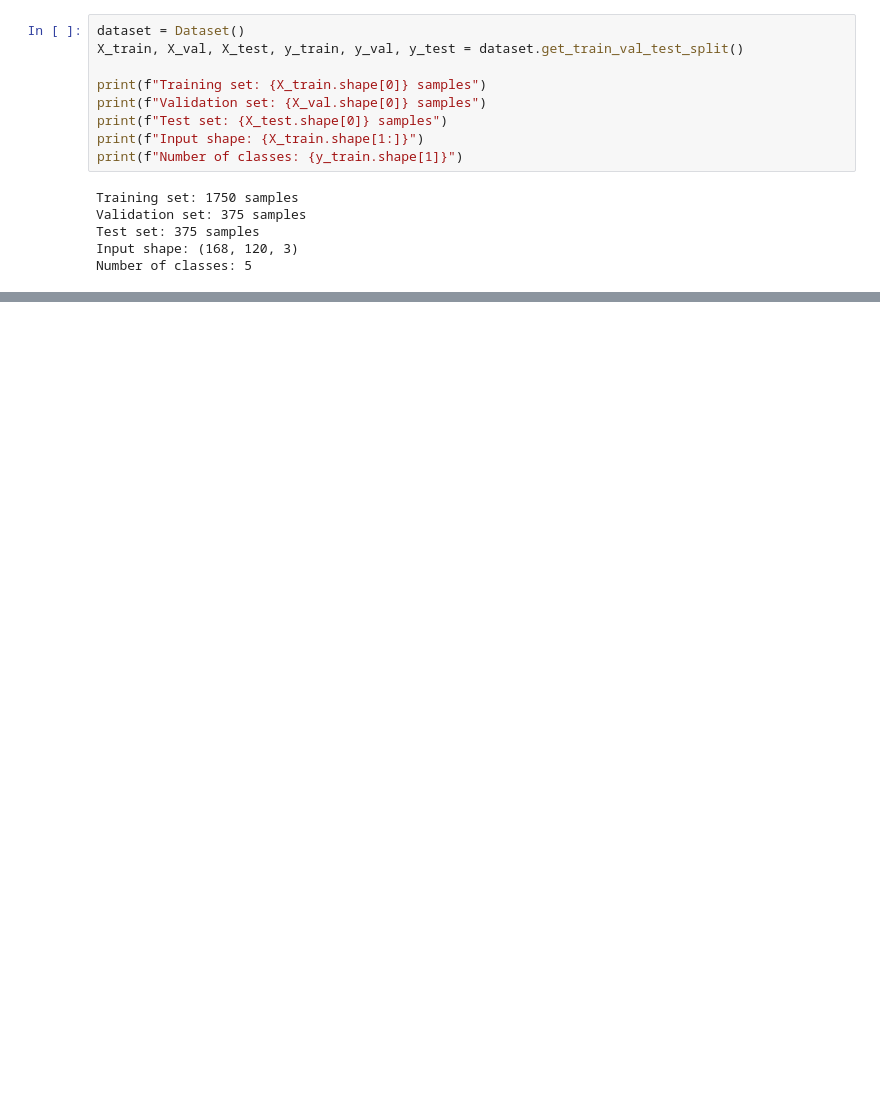
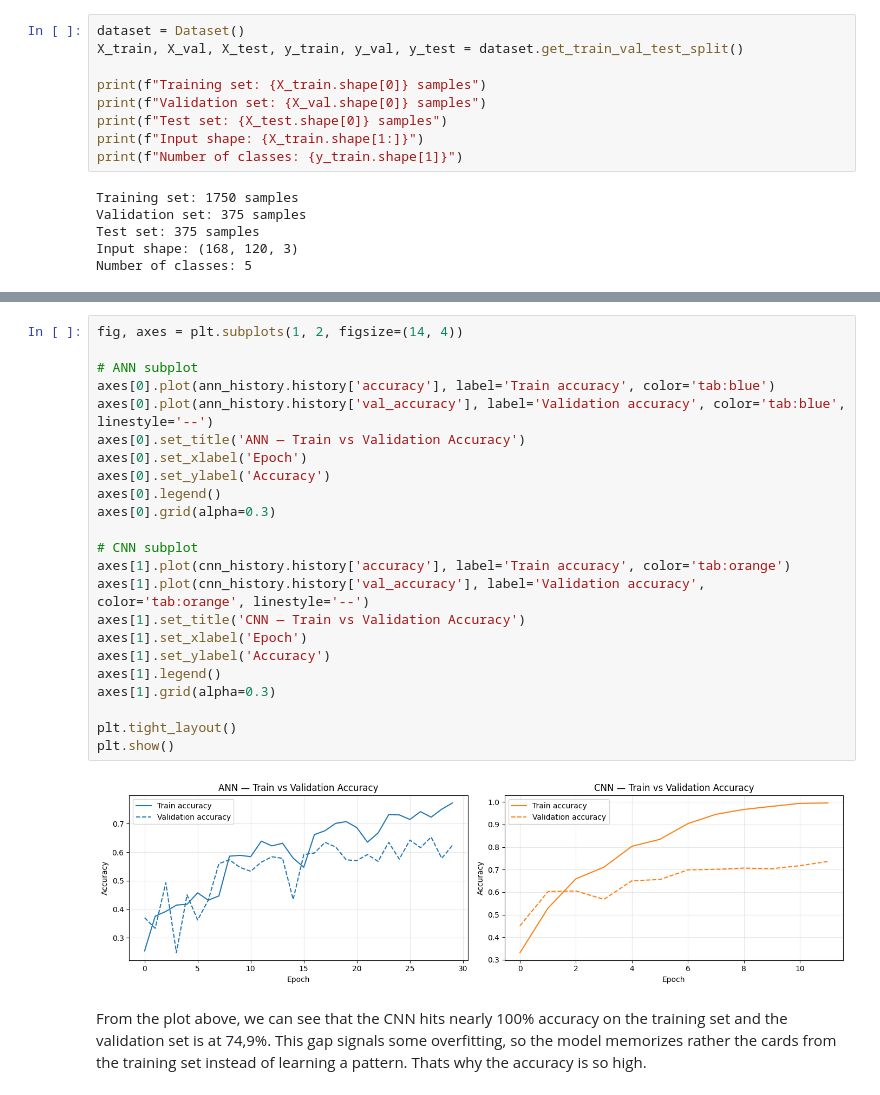
Before and after one commit to MarkusGarmeister/ML_PokeCard, a Jupyter notebook: notebooks/3_model_selection.ipynb, the cells around one changed output, grey strips where cells are left out. Cells and saved outputs as stored; diff of their text form; blank space fills up the shorter version.

```diff
--- a/notebooks/3_model_selection.ipynb
+++ b/notebooks/3_model_selection.ipynb
@@ -148,0 +190,27 @@ plt.show()
+# %%
+fig, axes = plt.subplots(1, 2, figsize=(14, 4))
+
+# ANN subplot
+axes[0].plot(ann_history.history['accuracy'], label='Train accuracy', color='tab:blue')
+axes[0].plot(ann_history.history['val_accuracy'], label='Validation accuracy', color='tab:blue', linestyle='--')
+axes[0].set_title('ANN — Train vs Validation Accuracy')
+axes[0].set_xlabel('Epoch')
+axes[0].set_ylabel('Accuracy')
+axes[0].legend()
+axes[0].grid(alpha=0.3)
+
+# CNN subplot
+axes[1].plot(cnn_history.history['accuracy'], label='Train accuracy', color='tab:orange')
+axes[1].plot(cnn_history.history['val_accuracy'], label='Validation accuracy', color='tab:orange', linestyle='--')
+axes[1].set_title('CNN — Train vs Validation Accuracy')
+axes[1].set_xlabel('Epoch')
+axes[1].set_ylabel('Accuracy')
+axes[1].legend()
+axes[1].grid(alpha=0.3)
+
+plt.tight_layout()
+plt.show()
+# %% [output]
+[figure, added]
+# %% [markdown]
+From the plot above, we can see that the CNN hits nearly 100% accuracy on the training set and the validation set is at 74,9%. This gap signals some overfitting, so the model memorizes rather the cards from the training set instead of learning a pattern. Thats why the accuracy is so high.
```
Also changed, not shown: parts of 12 cells of this notebook.
